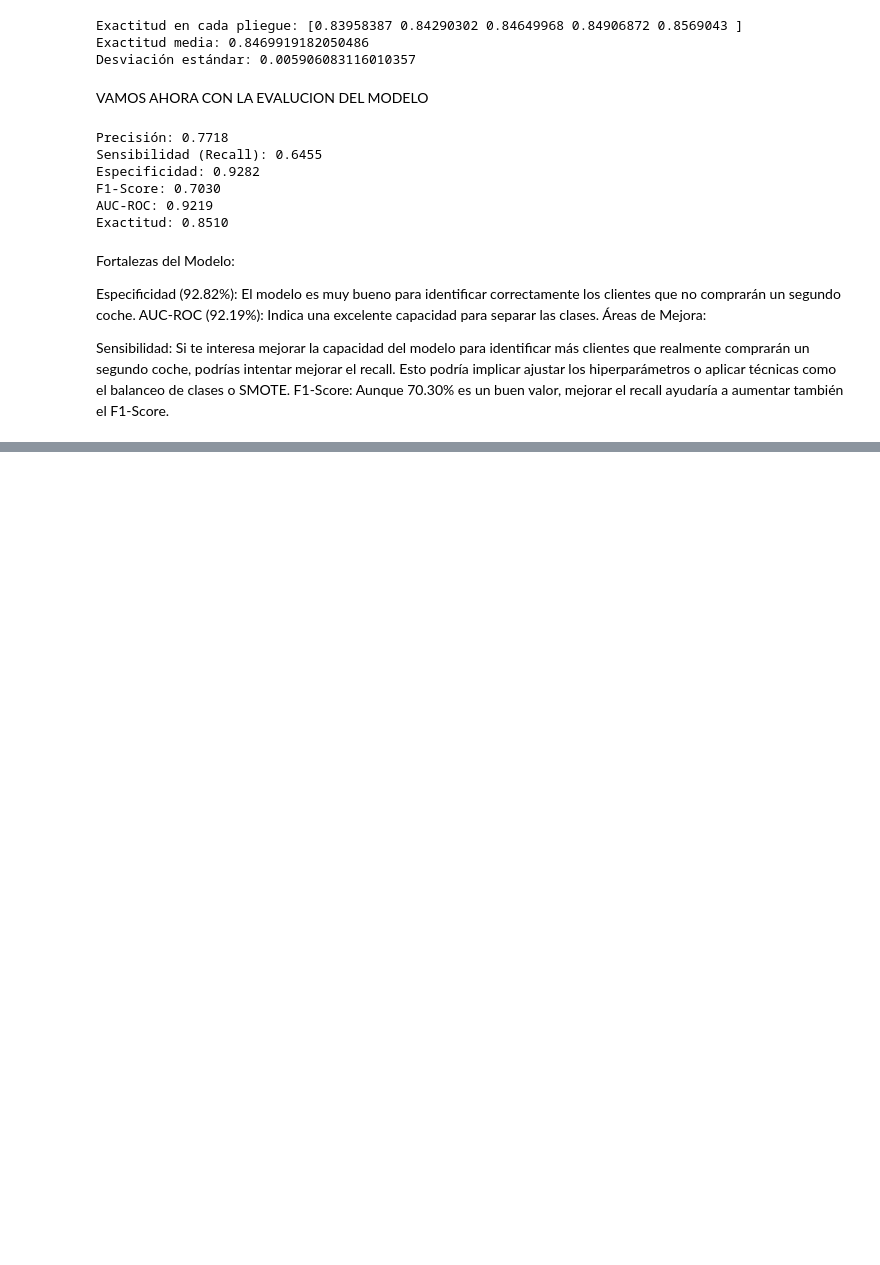
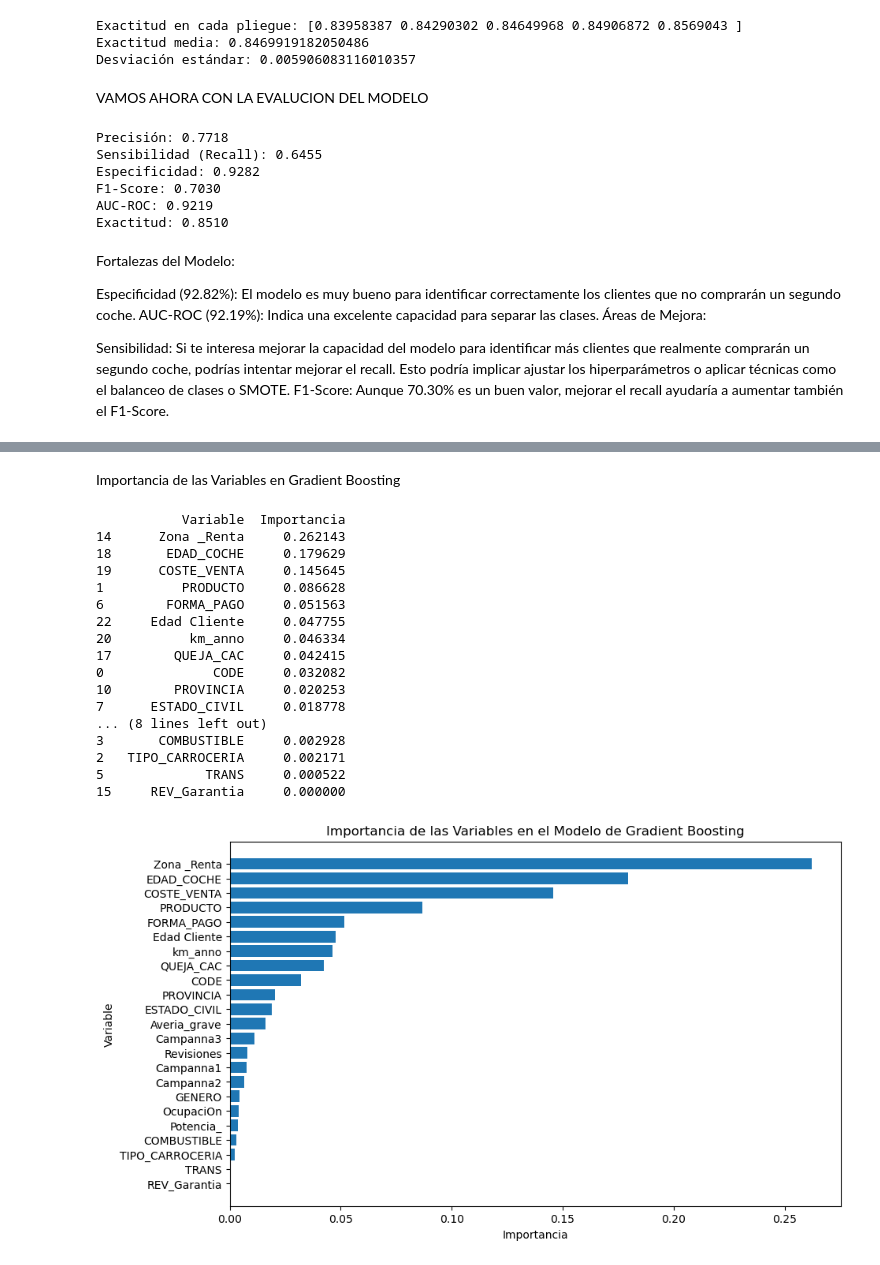
Before and after one commit to AngelMP02/Caso1Machine, a Jupyter notebook: data.ipynb, the cells around one changed output, grey strips where cells are left out. Drawn from its saved outputs; the diff is of its cells as text; code cells hidden in the pictures; blank space fills up the shorter version.

```diff
--- a/data.ipynb
+++ b/data.ipynb
@@ -330,0 +420,45 @@ F1-Score: Aunque 70.30% es un buen valor, mejorar el recall ayudaría a aumentar
+# %% [markdown]
+Importancia de las Variables en Gradient Boosting
+# %%
+import pandas as pd
+import matplotlib.pyplot as plt
+
+# Obtener la importancia de las variables
+importancias = best_gb_model_smote.feature_importances_
+
+# Crear un DataFrame con las características y su importancia
+importancia_df = pd.DataFrame({'Variable': X_train.columns, 'Importancia': importancias})
+
+# Ordenar las variables por importancia
+importancia_df = importancia_df.sort_values(by='Importancia', ascending=False)
+
+# Mostrar la tabla de las principales variables
+print(importancia_df)
+
+# Graficar la importancia de las variables
+plt.figure(figsize=(10, 6))
+plt.barh(importancia_df['Variable'], importancia_df['Importancia'])
+plt.xlabel('Importancia')
+plt.ylabel('Variable')
+plt.title('Importancia de las Variables en el Modelo de Gradient Boosting')
+plt.gca().invert_yaxis()
+plt.show()
+# %% [output]
+           Variable  Importancia
+14      Zona _Renta     0.262143
+18       EDAD_COCHE     0.179629
+19      COSTE_VENTA     0.145645
+1          PRODUCTO     0.086628
+6        FORMA_PAGO     0.051563
+22     Edad Cliente     0.047755
+20          km_anno     0.046334
+17        QUEJA_CAC     0.042415
+0              CODE     0.032082
+10        PROVINCIA     0.020253
+7      ESTADO_CIVIL     0.018778
+... (8 lines left out)
+3       COMBUSTIBLE     0.002928
+2   TIPO_CARROCERIA     0.002171
+5             TRANS     0.000522
+15     REV_Garantia     0.000000
+[figure, added]
```
Also changed, not shown: parts of 4 cells of this notebook.
